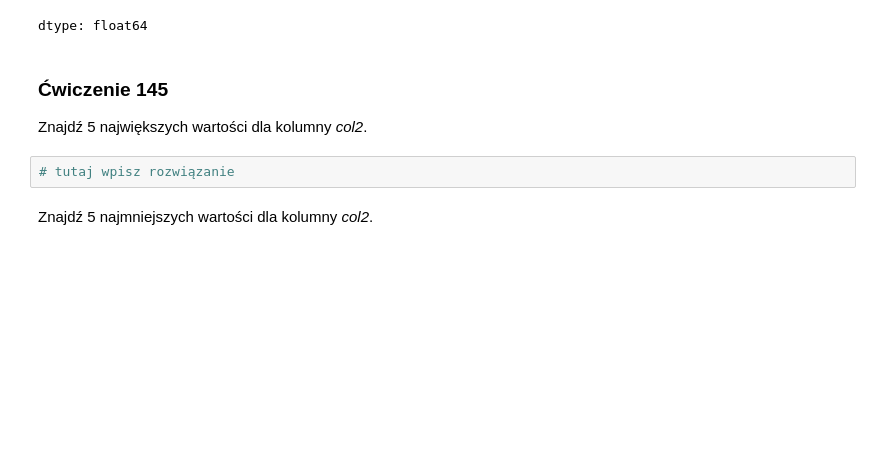
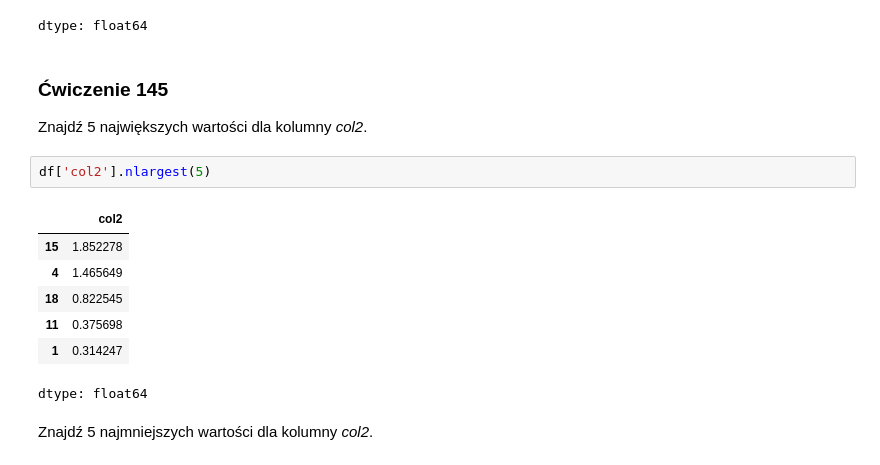
Before and after one commit to Krzesimir13/Data-Science, a Jupyter notebook: 141_150_exercises.ipynb, the cells around one changed output. Cells and saved outputs as stored; diff of their text form; blank space fills up the shorter version.

```diff
--- a/141_150_exercises.ipynb
+++ b/141_150_exercises.ipynb
@@ -127,8 +127,16 @@ dtype: float64
 # %% [markdown]
 ### <a name='5'></a> Ćwiczenie 145
 Znajdź 5 największych wartości dla kolumny _col2_.
-# %%
-# tutaj wpisz rozwiązanie
+# %%
+df['col2'].nlargest(5)
+# %% [output]
+|  | col2 |
+| 15 | 1.852278 |
+| 4 | 1.465649 |
+| 18 | 0.822545 |
+| 11 | 0.375698 |
+| 1 | 0.314247 |
+dtype: float64
 # %% [markdown]
 Znajdź 5 najmniejszych wartości dla kolumny _col2_.
 # %%
```
Also changed, not shown: parts of 3 cells of this notebook.
